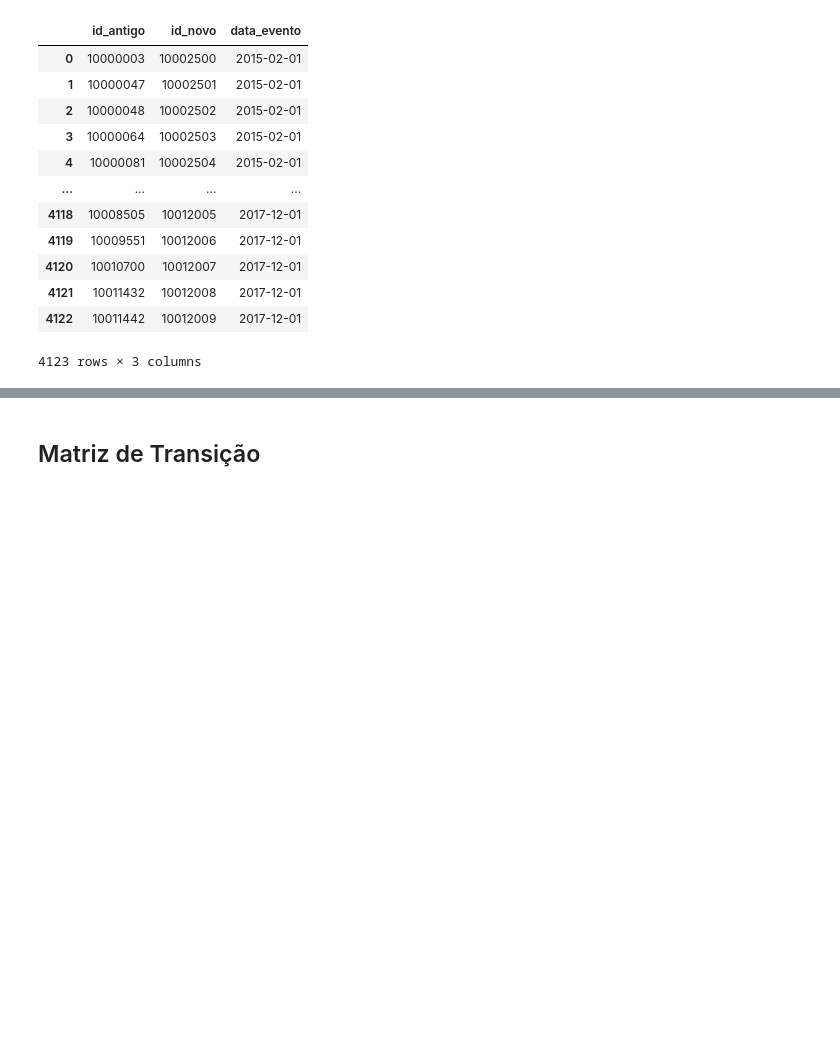
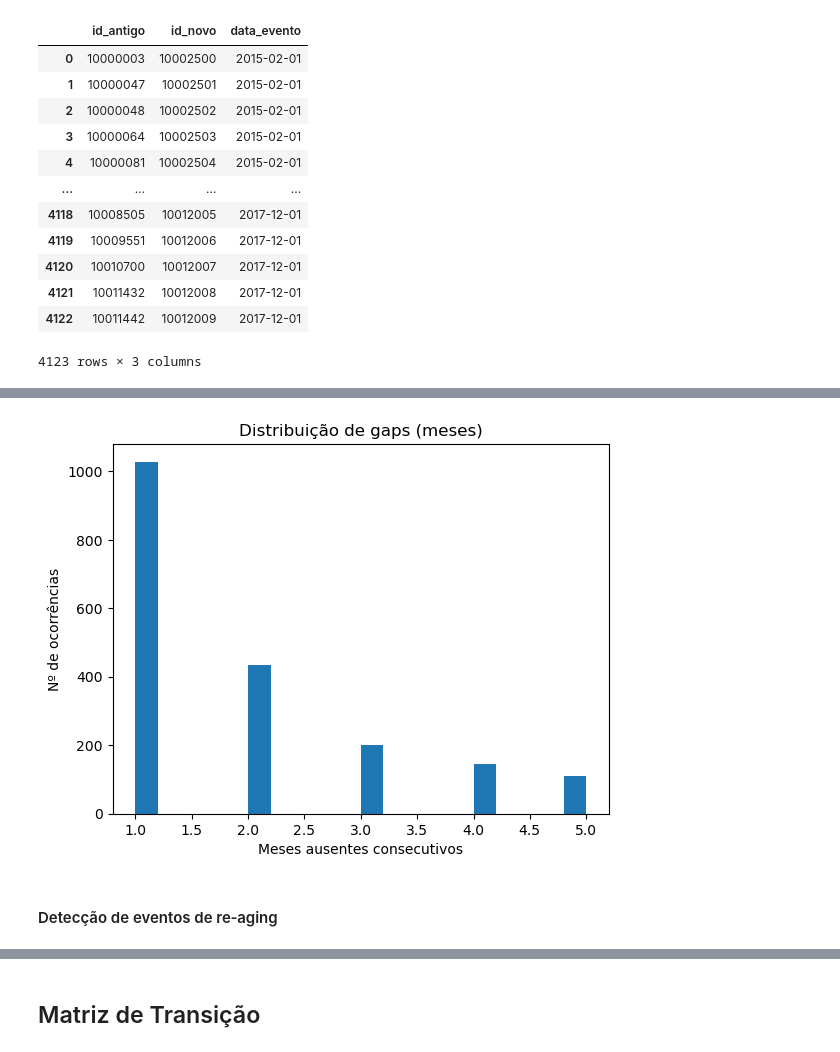
Before and after one commit to joaaomaia/Mentoria_Ciencia_Dados_Risco_Credito, a Jupyter notebook: ENCONTRO_2/0_construcao_target.ipynb, the cells around one changed output, grey strips where cells are left out. Drawn from its saved outputs; the diff is of its cells as text; code cells hidden in the pictures; blank space fills up the shorter version.

```diff
--- a/ENCONTRO_2/0_construcao_target.ipynb
+++ b/ENCONTRO_2/0_construcao_target.ipynb
@@ -84,0 +90,2 @@ rastro_contratos
+# %%
+df = historico.copy()
@@ -84,0 +140,3 @@ rastro_contratos
+# %%
+gaps, gaps_summary = continuity_gaps(historico)
+print(gaps_summary.describe())
@@ -84,0 +170,8 @@ rastro_contratos
+# %%
+def plot_gap_histogram(gaps, bins=20, titulo='Distribuição de gaps (meses)'):
+    plt.figure()
+    plt.hist(gaps['meses_gap'], bins=bins)
+    plt.xlabel('Meses ausentes consecutivos')
+    plt.ylabel('Nº de ocorrências')
+    plt.title(titulo)
+    plt.show()
@@ -84,0 +213,10 @@ rastro_contratos
+# %%
+# Crie uma cópia com gaps simulados
+historico_gaps = inserir_gaps(historico, n_contratos=1000, max_gaps_por_contrato=5)
+
+# Rode novamente a função continuity_gaps
+gaps, gaps_summary = continuity_gaps(historico_gaps)
+
+# Visualize os primeiros gaps detectados
+display(gaps.head())
+display(gaps_summary.describe())
@@ -84,0 +239,6 @@ rastro_contratos
+# %%
+plot_gap_histogram(gaps)
+# %% [output]
+[figure, added]
+# %% [markdown]
+#### Detecção de eventos de re‑aging
```
Also changed, not shown: parts of 30 cells of this notebook, 3 other files.
